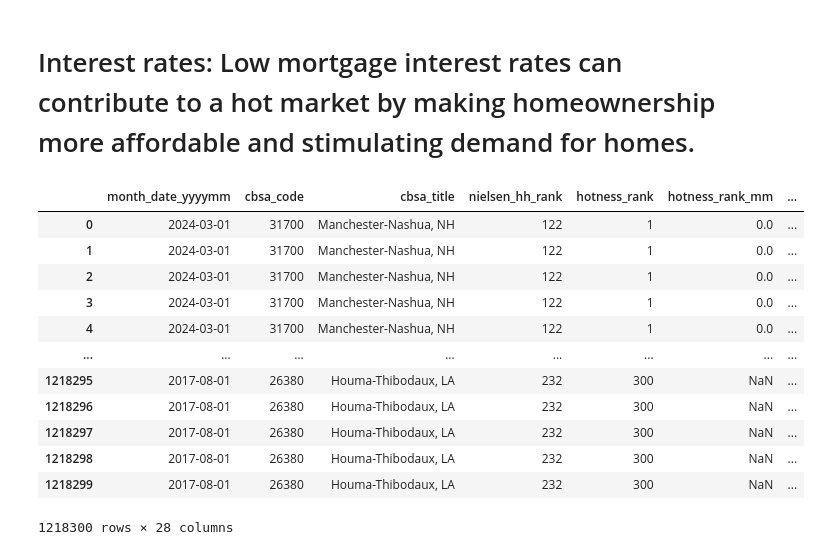
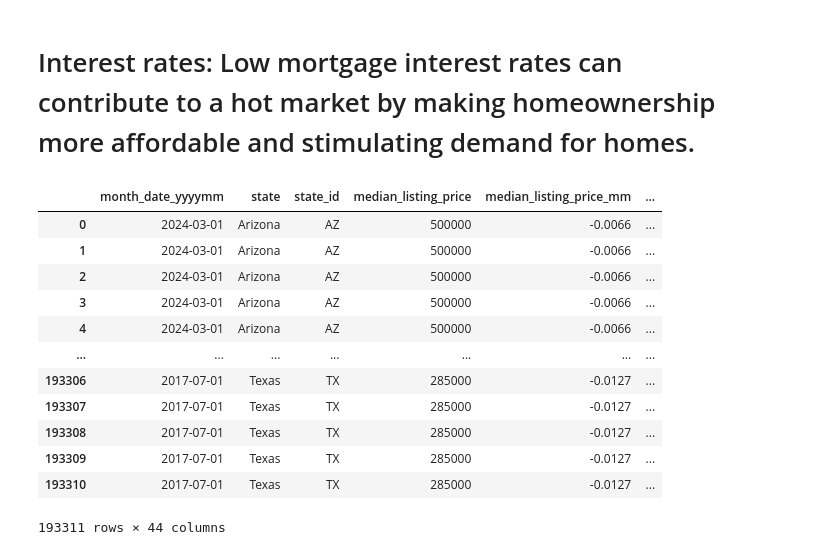
Before and after one commit to siri-anil/Capstone, a Jupyter notebook: capstone.ipynb, the cells around one changed output. Cells and saved outputs as stored; diff of their text form; code cells hidden in the pictures.

```diff
--- a/capstone.ipynb
+++ b/capstone.ipynb
@@ -311,3 +311,6 @@ hotness
 | 23998 | 2017-08-01 | 20020 | Dothan, AL | 271 | 299 | NaN | ... |
 | 23999 | 2017-08-01 | 26380 | Houma-Thibodaux, LA | 232 | 300 | NaN | ... |
 24000 rows × 26 columns
+# %%
+aggregated_hotness= hotness.groupby(['state_id', 'year'])['hotness_score'].mean().reset_index()
+aggregated_hotness
@@ -314,4 +331,4 @@ hotness
 # %%
-sales_hotness= pd.merge(home_sales, hotness, on=['state_id','year'], how='inner')
+sales_hotness= pd.merge(home_sales,aggregated_hotness, on=['state_id','year'], how='inner')
 sales_hotness
 # %% [output]
@@ -414,22 +431,22 @@ sns.lineplot(x=mortgage['year'],y=mortgage['MORTGAGE30US']);
 # %% [markdown]
 # Interest rates: Low mortgage interest rates can contribute to a hot market by making homeownership more affordable and stimulating demand for homes.
 # %%
-hotness_mortgage=pd.merge(hotness,mortgage,on=['year'],how='inner')
+hotness_mortgage=pd.merge(sales_hotness,mortgage,on=['year'],how='inner')
 hotness_mortgage
 # %% [output]
-|  | month_date_yyyymm | cbsa_code | cbsa_title | nielsen_hh_rank | hotness_rank | hotness_rank_mm | ... |
-| 0 | 2024-03-01 | 31700 | Manchester-Nashua, NH | 122 | 1 | 0.0 | ... |
-| 1 | 2024-03-01 | 31700 | Manchester-Nashua, NH | 122 | 1 | 0.0 | ... |
-| 2 | 2024-03-01 | 31700 | Manchester-Nashua, NH | 122 | 1 | 0.0 | ... |
-| 3 | 2024-03-01 | 31700 | Manchester-Nashua, NH | 122 | 1 | 0.0 | ... |
-| 4 | 2024-03-01 | 31700 | Manchester-Nashua, NH | 122 | 1 | 0.0 | ... |
-| ... | ... | ... | ... | ... | ... | ... | ... |
-| 1218295 | 2017-08-01 | 26380 | Houma-Thibodaux, LA | 232 | 300 | NaN | ... |
-| 1218296 | 2017-08-01 | 26380 | Houma-Thibodaux, LA | 232 | 300 | NaN | ... |
-| 1218297 | 2017-08-01 | 26380 | Houma-Thibodaux, LA | 232 | 300 | NaN | ... |
-| 1218298 | 2017-08-01 | 26380 | Houma-Thibodaux, LA | 232 | 300 | NaN | ... |
-| 1218299 | 2017-08-01 | 26380 | Houma-Thibodaux, LA | 232 | 300 | NaN | ... |
+|  | month_date_yyyymm | state | state_id | median_listing_price | median_listing_price_mm | ... |
+| 0 | 2024-03-01 | Arizona | AZ | 500000 | -0.0066 | ... |
+| 1 | 2024-03-01 | Arizona | AZ | 500000 | -0.0066 | ... |
+| 2 | 2024-03-01 | Arizona | AZ | 500000 | -0.0066 | ... |
+| 3 | 2024-03-01 | Arizona | AZ | 500000 | -0.0066 | ... |
+| 4 | 2024-03-01 | Arizona | AZ | 500000 | -0.0066 | ... |
+| ... | ... | ... | ... | ... | ... | ... |
+| 193306 | 2017-07-01 | Texas | TX | 285000 | -0.0127 | ... |
+| 193307 | 2017-07-01 | Texas | TX | 285000 | -0.0127 | ... |
+| 193308 | 2017-07-01 | Texas | TX | 285000 | -0.0127 | ... |
+| 193309 | 2017-07-01 | Texas | TX | 285000 | -0.0127 | ... |
+| 193310 | 2017-07-01 | Texas | TX | 285000 | -0.0127 | ... |
-1218300 rows × 28 columns
+193311 rows × 44 columns
 # %%
 #hotness_mortgage.columns
 # %%
```
Also changed, not shown: parts of 12 cells of this notebook.
